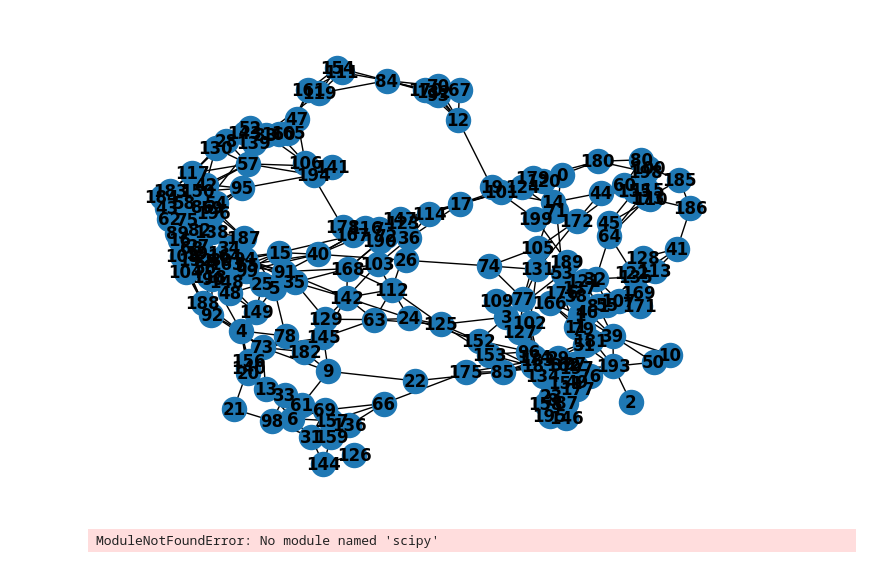
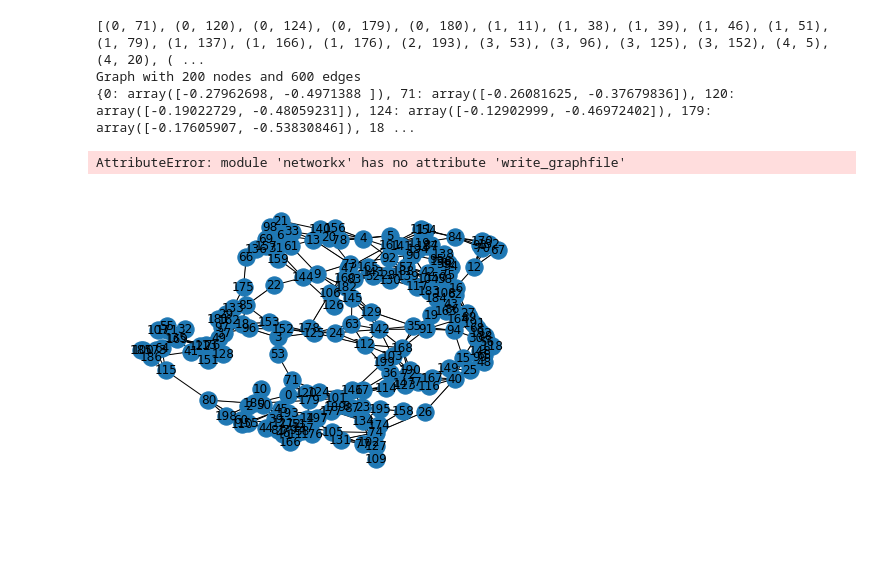
Before and after one commit to UMkashingHui/MyExperiments, a Jupyter notebook: Programs/Force-Directed/Source_CreateFD.ipynb, the cells around one changed output. Drawn from its saved outputs; the diff is of its cells as text; code cells hidden in the pictures; blank space fills up the shorter version.

```diff
--- a/Programs/Force-Directed/Source_CreateFD.ipynb
+++ b/Programs/Force-Directed/Source_CreateFD.ipynb
@@ -14 +21,4 @@ def load_file(file_path):
+# %%
+def store(graph, target_graph_path):
+    nx.write_graphfile(graph, target_graph_path)
 # %%
@@ -70,8 +134,34 @@ ModuleNotFoundError: No module named 'fa2'
 # %%
-file_path = "../../data/ground-truth/Sparse/n=200d=6"
-pos_dict_fr = fr(load_file(file_path))
-pos_dict_kk = kk(load_file(file_path))
-# pos_dict_fa2 = fa2(load_file(file_path))
+def generate(file_path, target_graph_path):
+    edge_list, fname = load_file(file_path)
+    print(edge_list)
+    target_Sparse_path = os.path.join(target_graph_path, "Sparse")
+    target_Uniform_path = os.path.join(target_graph_path, "Unifrom")
+    type_list = ["Sparse", "Uniform"]
+    for type in type_list:
+
+        fr_path = os.path.join(type,"FR",fname+".graph")
+        pos, graph = fr(edge_list, type)
+        print(graph)
+        print(pos)
+        store(graph, fr_path)
+
+        fa2_path = os.path.join(type,"FA2",fname+".graph")
+        pos, graph = fa2(edge_list, type)
+        store(graph, fa2_path)
+
+        kk_path = os.path.join(type,"KK",fname+".graph")
+        pos, graph = kk(edge_list, type)
+        store(graph, kk_path)
+
+        jiggle_path = os.path.join(type,"JIGGLE",fname+".graph")
+        pos, graph = jiggle(edge_list, type)
+        store(graph, jiggle_path)
-# %% [output]
-[figure, removed]
-ModuleNotFoundError: No module named 'scipy'
+# %%
+generate("../../Data/ground-truth/Sparse/n=200d=6","../../Data/new_graph_file_by_kevin")
+# %% [output]
+[(0, 71), (0, 120), (0, 124), (0, 179), (0, 180), (1, 11), (1, 38), (1, 39), (1, 46), (1, 51), (1, 79), (1, 137), (1, 166), (1, 176), (2, 193), (3, 53), (3, 96), (3, 125), (3, 152), (4, 5), (4, 20), ( ...
+Graph with 200 nodes and 600 edges
+{0: array([-0.27962698, -0.4971388 ]), 71: array([-0.26081625, -0.37679836]), 120: array([-0.19022729, -0.48059231]), 124: array([-0.12902999, -0.46972402]), 179: array([-0.17605907, -0.53830846]), 18 ...
+AttributeError: module 'networkx' has no attribute 'write_graphfile'
+[figure, added]
```
Also changed, not shown: parts of 6 cells of this notebook, 39 other files.
